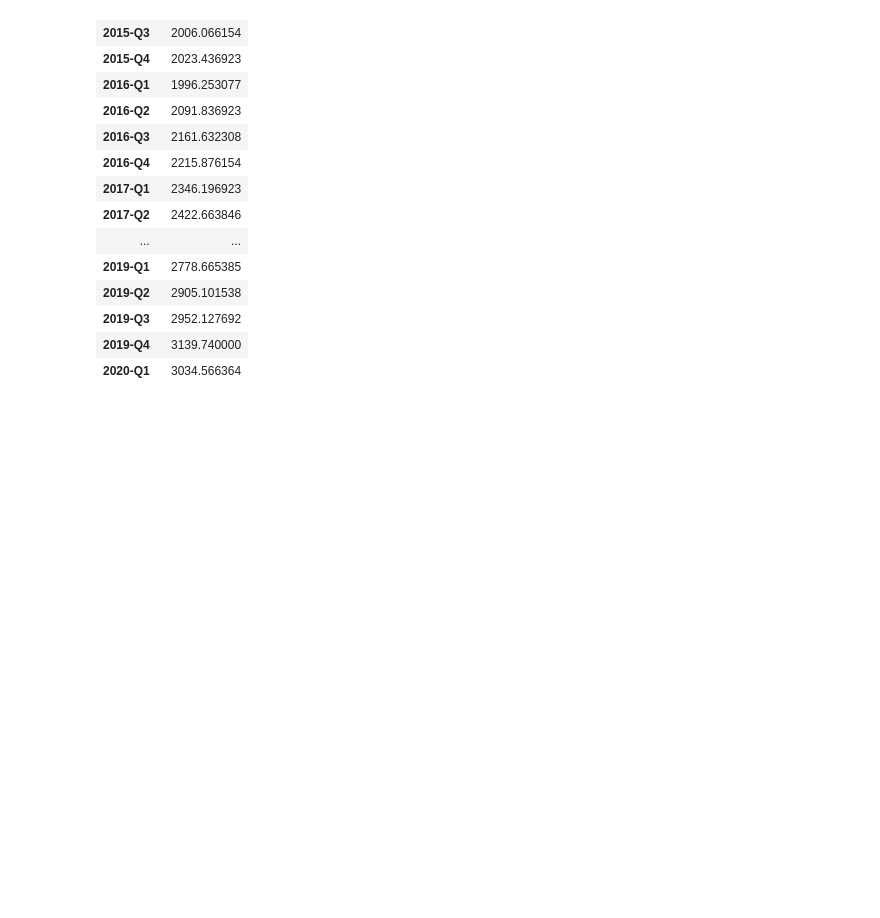
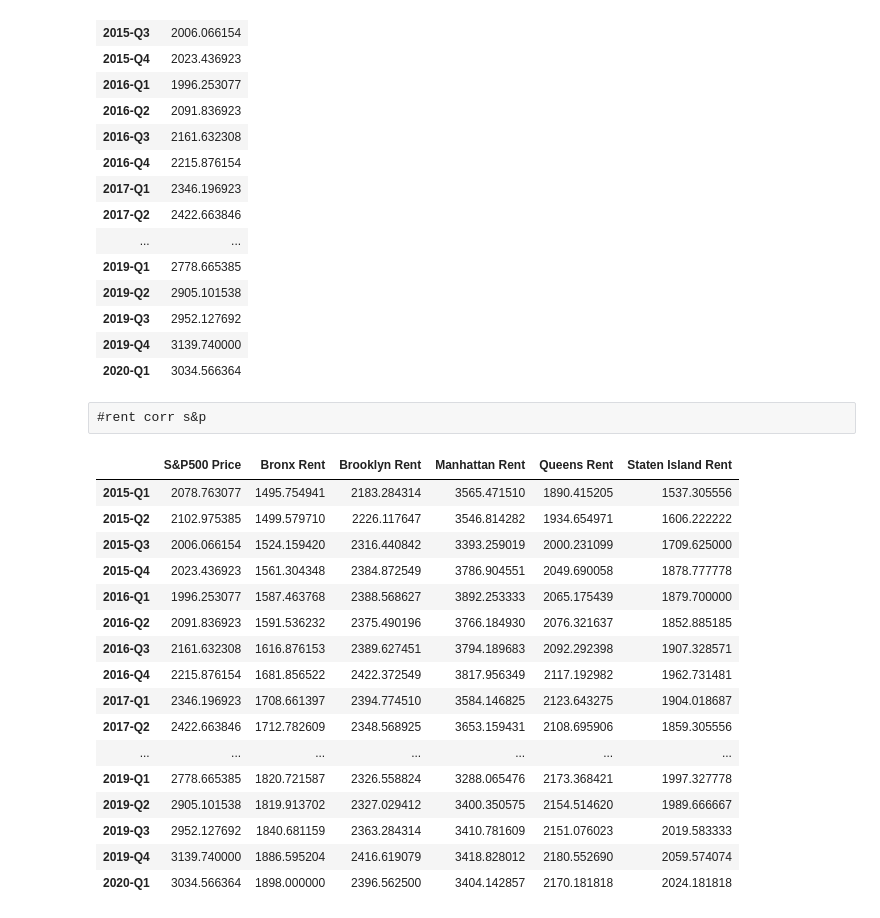
Before and after one commit to ShakedRj/NYC_Real_Estate, a Jupyter notebook: rent_sale_analysis.ipynb, the cells around one changed output. Cells and saved outputs as stored; diff of their text form; code cells hidden in the pictures; blank space fills up the shorter version.

```diff
--- a/rent_sale_analysis.ipynb
+++ b/rent_sale_analysis.ipynb
@@ -327,3 +341,33 @@ sp500_quarterly
 | 2019-Q3 | 2952.127692 |
 | 2019-Q4 | 3139.740000 |
 | 2020-Q1 | 3034.566364 |
+# %% [raw]
+#rent corr s&p
+# %%
+index=('2015-Q1','2015-Q2','2015-Q3','2015-Q4','2016-Q1','2016-Q2','2016-Q3','2016-Q4','2017-Q1','2017-Q2','2017-Q3','2017-Q4','2018-Q1','2018-Q2','2018-Q3','2018-Q4','2019-Q1','2019-Q2','2019-Q3','2019-Q4','2020-Q1')
+quarter_rent_sp500=pd.DataFrame(index = index)
+quarter_rent_sp500['S&P500 Price']=sp500_quarterly['S&P500 Price']
+quarter_rent_sp500['Bronx Rent']=quarter_rent_df['Bronx']
+quarter_rent_sp500['Brooklyn Rent']=quarter_rent_df['Brooklyn']
+quarter_rent_sp500['Manhattan Rent']=quarter_rent_df['Manhattan']
+quarter_rent_sp500['Queens Rent']=quarter_rent_df['Queens']
+quarter_rent_sp500['Staten Island Rent']=quarter_rent_df['Staten Island']
+quarter_rent_sp500
+# %% [output]
+|  | S&P500 Price | Bronx Rent | Brooklyn Rent | Manhattan Rent | Queens Rent | Staten Island Rent |
+| 2015-Q1 | 2078.763077 | 1495.754941 | 2183.284314 | 3565.471510 | 1890.415205 | 1537.305556 |
+| 2015-Q2 | 2102.975385 | 1499.579710 | 2226.117647 | 3546.814282 | 1934.654971 | 1606.222222 |
+| 2015-Q3 | 2006.066154 | 1524.159420 | 2316.440842 | 3393.259019 | 2000.231099 | 1709.625000 |
+| 2015-Q4 | 2023.436923 | 1561.304348 | 2384.872549 | 3786.904551 | 2049.690058 | 1878.777778 |
+| 2016-Q1 | 1996.253077 | 1587.463768 | 2388.568627 | 3892.253333 | 2065.175439 | 1879.700000 |
+| 2016-Q2 | 2091.836923 | 1591.536232 | 2375.490196 | 3766.184930 | 2076.321637 | 1852.885185 |
+| 2016-Q3 | 2161.632308 | 1616.876153 | 2389.627451 | 3794.189683 | 2092.292398 | 1907.328571 |
+| 2016-Q4 | 2215.876154 | 1681.856522 | 2422.372549 | 3817.956349 | 2117.192982 | 1962.731481 |
+| 2017-Q1 | 2346.196923 | 1708.661397 | 2394.774510 | 3584.146825 | 2123.643275 | 1904.018687 |
+| 2017-Q2 | 2422.663846 | 1712.782609 | 2348.568925 | 3653.159431 | 2108.695906 | 1859.305556 |
+| ... | ... | ... | ... | ... | ... | ... |
+| 2019-Q1 | 2778.665385 | 1820.721587 | 2326.558824 | 3288.065476 | 2173.368421 | 1997.327778 |
+| 2019-Q2 | 2905.101538 | 1819.913702 | 2327.029412 | 3400.350575 | 2154.514620 | 1989.666667 |
+| 2019-Q3 | 2952.127692 | 1840.681159 | 2363.284314 | 3410.781609 | 2151.076023 | 2019.583333 |
+| 2019-Q4 | 3139.740000 | 1886.595204 | 2416.619079 | 3418.828012 | 2180.552690 | 2059.574074 |
+| 2020-Q1 | 3034.566364 | 1898.000000 | 2396.562500 | 3404.142857 | 2170.181818 | 2024.181818 |
```
Also changed, not shown: parts of 18 cells of this notebook.
